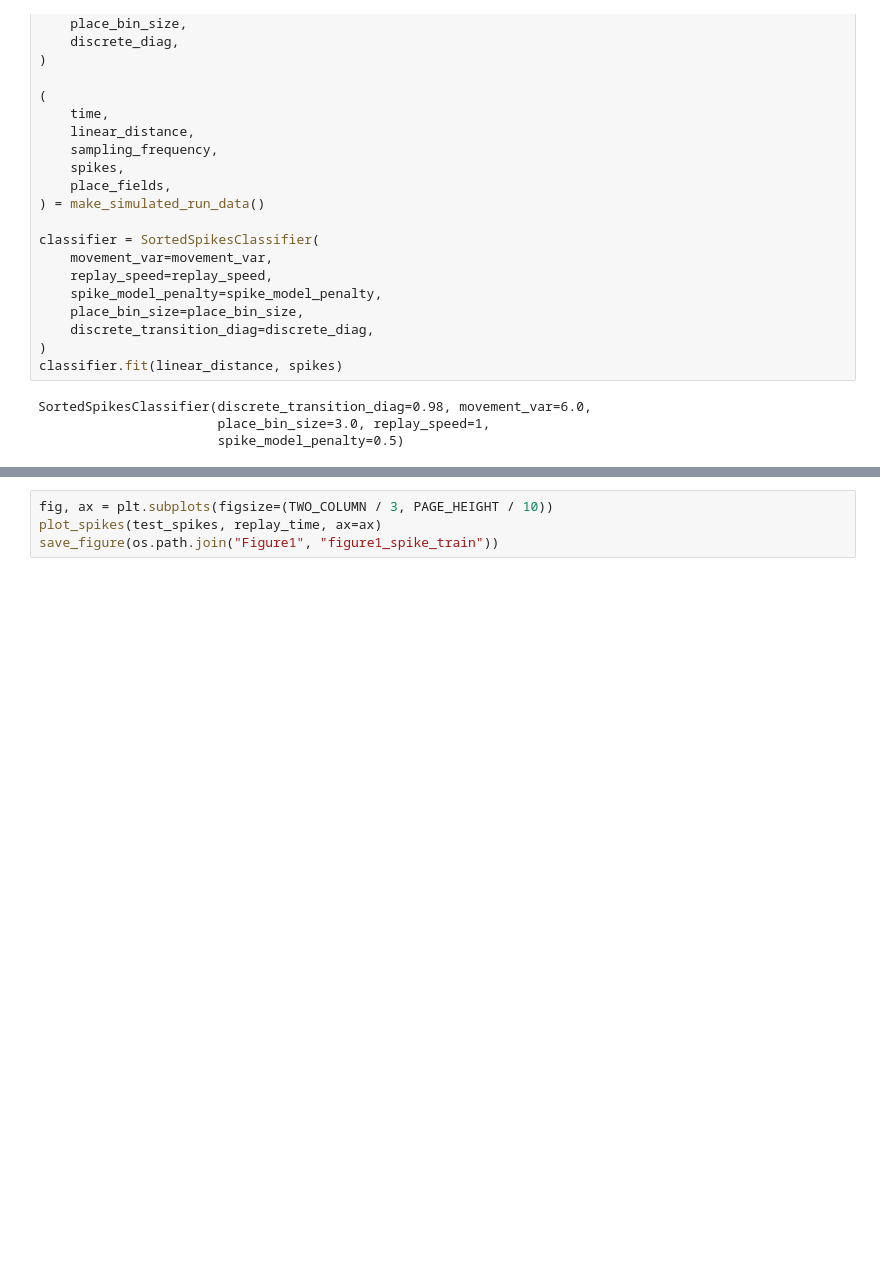
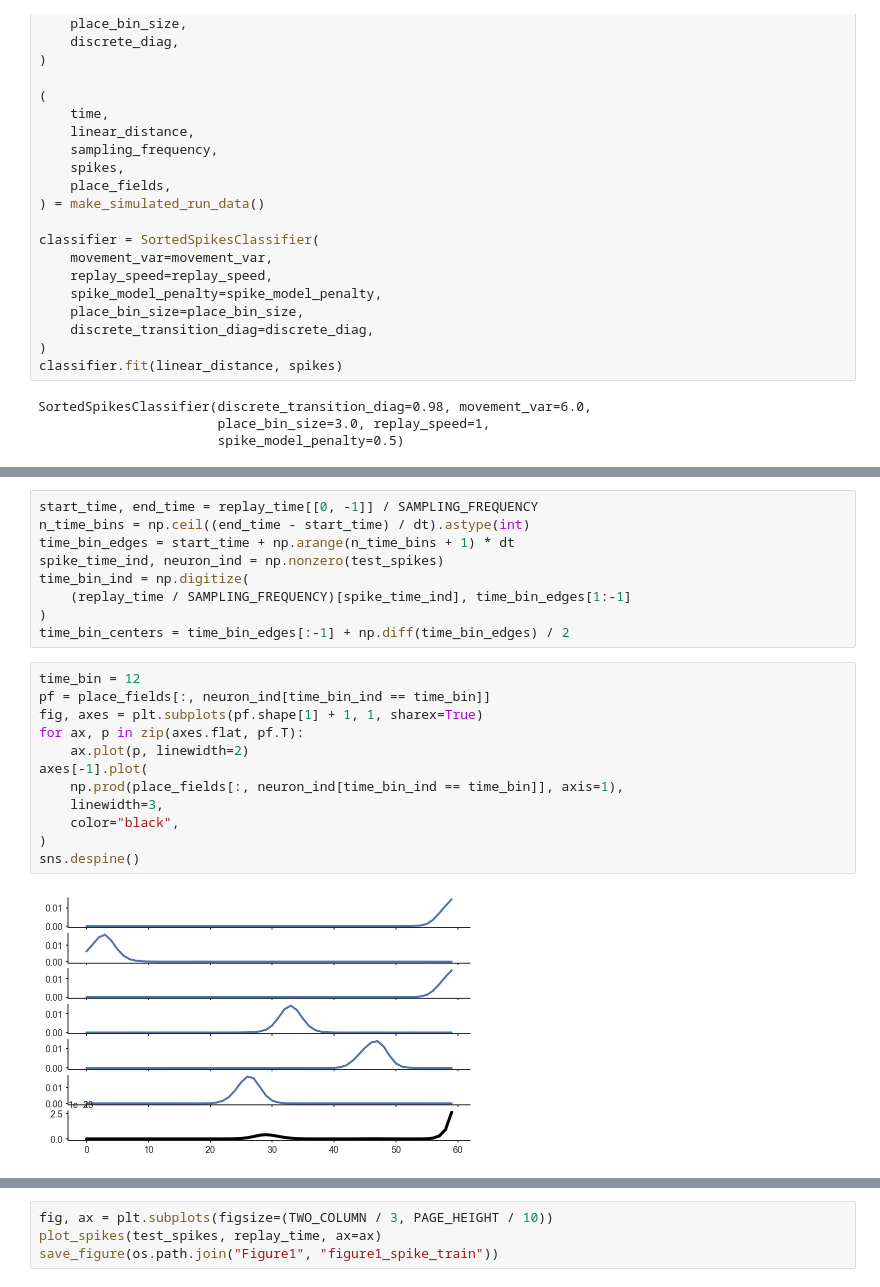
Before and after one commit to Eden-Kramer-Lab/replay_trajectory_paper, a Jupyter notebook: notebooks/Figure1.ipynb, the cells around one changed output, grey strips where cells are left out. Saved outputs shown, nothing was run; the diff lists cells and outputs as text; blank space fills up the shorter version.

```diff
--- a/notebooks/Figure1.ipynb
+++ b/notebooks/Figure1.ipynb
@@ -339,0 +367,23 @@ np.nonzero(test_spikes)
+# %%
+start_time, end_time = replay_time[[0, -1]] / SAMPLING_FREQUENCY
+n_time_bins = np.ceil((end_time - start_time) / dt).astype(int)
+time_bin_edges = start_time + np.arange(n_time_bins + 1) * dt
+spike_time_ind, neuron_ind = np.nonzero(test_spikes)
+time_bin_ind = np.digitize(
+    (replay_time / SAMPLING_FREQUENCY)[spike_time_ind], time_bin_edges[1:-1]
+)
+time_bin_centers = time_bin_edges[:-1] + np.diff(time_bin_edges) / 2
+# %%
+time_bin = 12
+pf = place_fields[:, neuron_ind[time_bin_ind == time_bin]]
+fig, axes = plt.subplots(pf.shape[1] + 1, 1, sharex=True)
+for ax, p in zip(axes.flat, pf.T):
+    ax.plot(p, linewidth=2)
+axes[-1].plot(
+    np.prod(place_fields[:, neuron_ind[time_bin_ind == time_bin]], axis=1),
+    linewidth=3,
+    color="black",
+)
+sns.despine()
+# %% [output]
+[figure, added]
```
Also changed, not shown: parts of 10 cells of this notebook.
